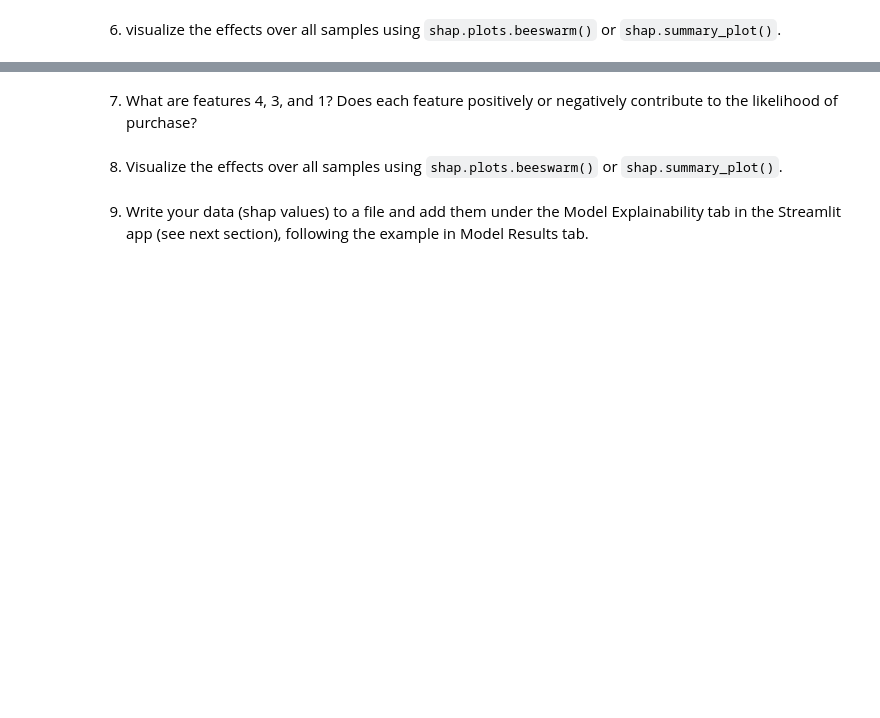
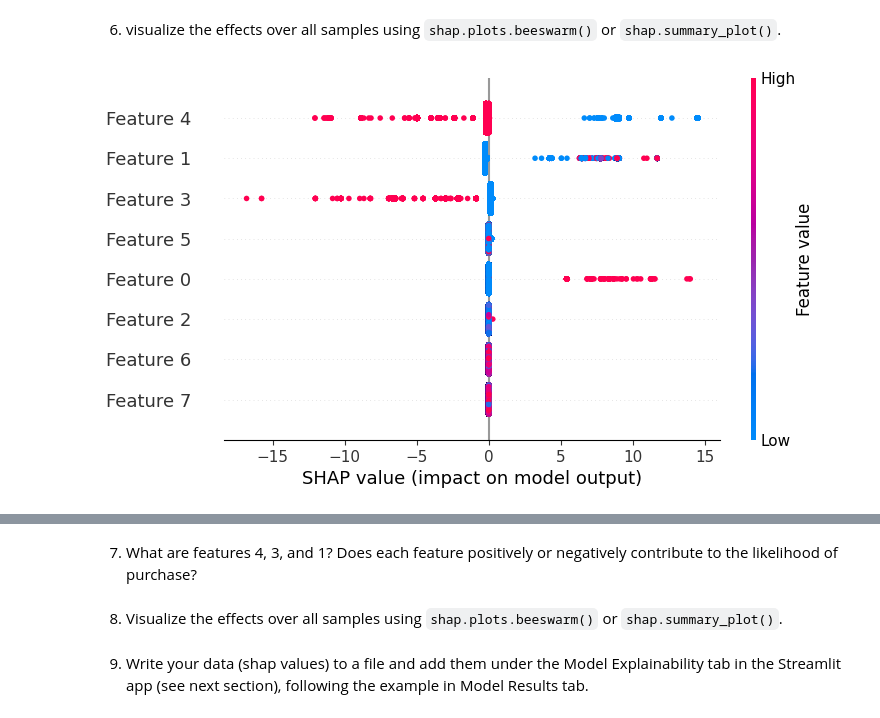
Before and after one commit to estevez-work/MLE-11, a Jupyter notebook: assignments/week-06-supervised-ml/nb/electronics-purchase-prediction.ipynb, the cells around one changed output, grey strips where cells are left out. Saved outputs shown, nothing was run; the diff lists cells and outputs as text; code cells hidden in the pictures; blank space fills up the shorter version.

```diff
--- a/assignments/week-06-supervised-ml/nb/electronics-purchase-prediction.ipynb
+++ b/assignments/week-06-supervised-ml/nb/electronics-purchase-prediction.ipynb
@@ -426,7 +426,7 @@ X_test_reduced_subset = X_test_reduced[idx, ]
 assert X_test_reduced_subset.shape == (subset_size, 8)
 # %%
 import shap
-explainer = shap.Explainer(gbt_model)
+explainer = shap.Explainer(gbt_model, X_test_reduced)
 # %%
 %%time
-shap_values = None # YOUR CODE HERE
+shap_values = explainer(X_test_reduced)
@@ -434,3 +437,6 @@ shap_values = None # YOUR CODE HERE
 6. visualize the effects over all samples using `shap.plots.beeswarm()` or `shap.summary_plot()`.
 # %%
 # YOUR CODE HERE
+shap.plots.beeswarm(shap_values)
+# %% [output]
+[figure, added]
```
Also changed, not shown: parts of 6 cells of this notebook, 1 other file.
